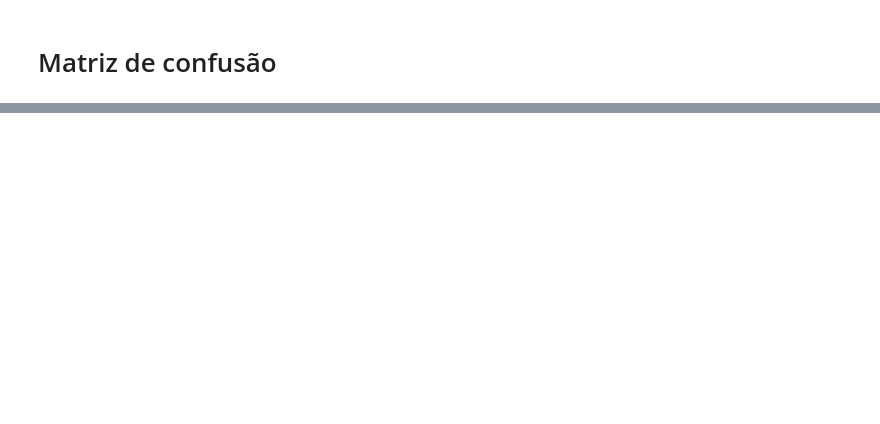
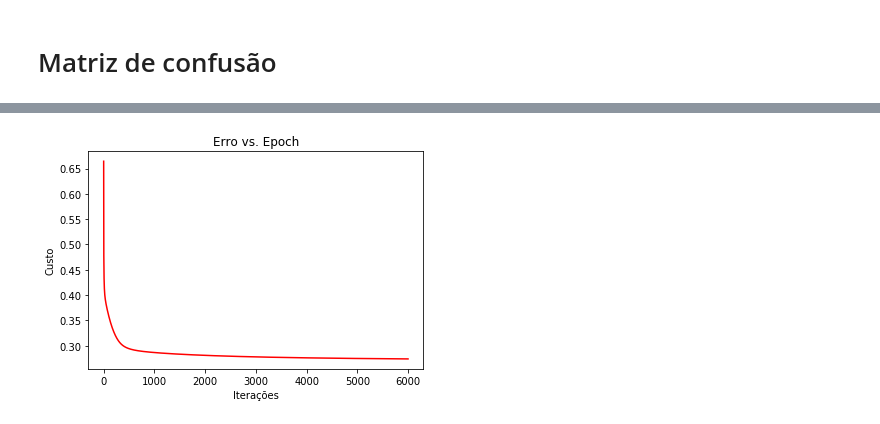
Before and after one commit to Fausto14/artigo_ml_doutorado, a Jupyter notebook: resultados/resultados.ipynb, the cells around one changed output, grey strips where cells are left out. Saved outputs shown, nothing was run; the diff lists cells and outputs as text; code cells hidden in the pictures; blank space fills up the shorter version.

```diff
--- a/resultados/resultados.ipynb
+++ b/resultados/resultados.ipynb
@@ -140,0 +247,83 @@ plt.show()
+# %%
+#IMPORTAR BIBLIOTECAS UTILIZADAS
+
+import numpy as np
+import pandas as pd
+import random
+from sklearn import metrics
+from sklearn.metrics import confusion_matrix
+
+#DEFINIR FUNCAO LOGISTICA (SIGMOID) PARA PREVER A PROBABILIDADE
+def sigmoid(w,X):
+    z = np.dot(X,w)
+    return 1 / (1 + np.exp(-z))
+
+#DEFINIR FUNCAO PARA CLASSIFICAR
+def classificar(y, limiar=0.5):
+    return (y > limiar)*1
+
+#DEFINIR FUNCAO CUSTO UTILIZANDO ENTROPIA CRUZADA
+def entropiaCruzada(previsto,y):
+    return (-y * np.log(previsto) - (1 - y) * np.log(1 - previsto)).mean()
+
+#DEFINIR FUNCAO GRADIENTE DESCENDENTE PARA ATUALIZAR OS PARAMÊTROS w
+def gradienteDescendente(w, X, y, alpha):
+    previsto = sigmoid(w,X)
+    erro = previsto - y
+    gradiente = np.dot(X.T, erro) / len(X)
+    w -= alpha*gradiente
+
+index_best_rl = np.argmax(resultados_rl.item().get('accuracy'))
+
+X_treino, X_teste, y_treino, y_teste = procData.holdout(0.2, index_best_rl)
+
+best_rl_params = resultados_rl.item().get('params')[index_best_rl]
+
+#ALTERANDO DIMENSÃO DE Y PARA D=1
+y_treino = y_treino.reshape(480,)
+y_teste = y_teste.reshape(120,)
+
+#ADICIONAR ATRIBUTOS IGUAIS A 1 EM X0
+X_treino = np.c_[np.ones(X_treino.shape[0]), X_treino]
+X_teste = np.c_[np.ones(X_teste.shape[0]), X_teste]
+
+#INICIALIZAR W (THETA) DE FORMA RANDOMICA e OTIMIZAR PARÂMETROS
+w = np.random.rand(X_treino.shape[1])
+epoch = 6000
+custo = np.zeros(epoch)
+for i in range(epoch):
+    custo[i] = entropiaCruzada(sigmoid(w,X_treino),y_treino)
+    gradienteDescendente(w,X_treino,y_treino,1)
+
+
+fig, ax = plt.subplots()
+ax.plot(np.arange(epoch), custo, 'r')
+ax.set_xlabel('Iterações')
+ax.set_ylabel('Custo')
+ax.set_title('Erro vs. Epoch')
+
+#testando o modelo
+y_pred = classificar(sigmoid(w, X_teste))
+cm  = confusion_matrix(y_teste, y_pred)
+print(cm)
+
+# calculado as metricas
+accuracy = metrics.accuracy_score(y_teste, y_pred)
+precision = metrics.precision_score(y_teste, y_pred)
+recall = metrics.recall_score(y_teste, y_pred)
+# f2-score
+# Fbeta = ((1 + beta^2) * Precision * Recall) / (beta^2 * Precision + Recall)
+beta = 0.5
+f2_score = (1 + beta**2) * (precision * recall) / (beta**2 * precision + recall)
+tn, fp, fn, tp = cm.ravel()
+specificity = tn / (tn+fp)
+
+print("Métricas:")
+print("\tAcurácia: %.2f" % (accuracy*100))
+print("\tPrecisão: %.2f" % (precision*100))
+print("\tSensitividade: %.2f" % (recall*100))
+print("\tEspecificidade: %.2f" % (specificity*100))
+print("\tFb-score: %.2f" % (f2_score*100))
+print("Parametros:")
+print(resultados_rl.item().get('params')[index_best_rl])
+# %% [output]
@@ -140,0 +340 @@ plt.show()
+[figure, added]
```
Also changed, not shown: parts of 23 cells of this notebook, 33 other files.
